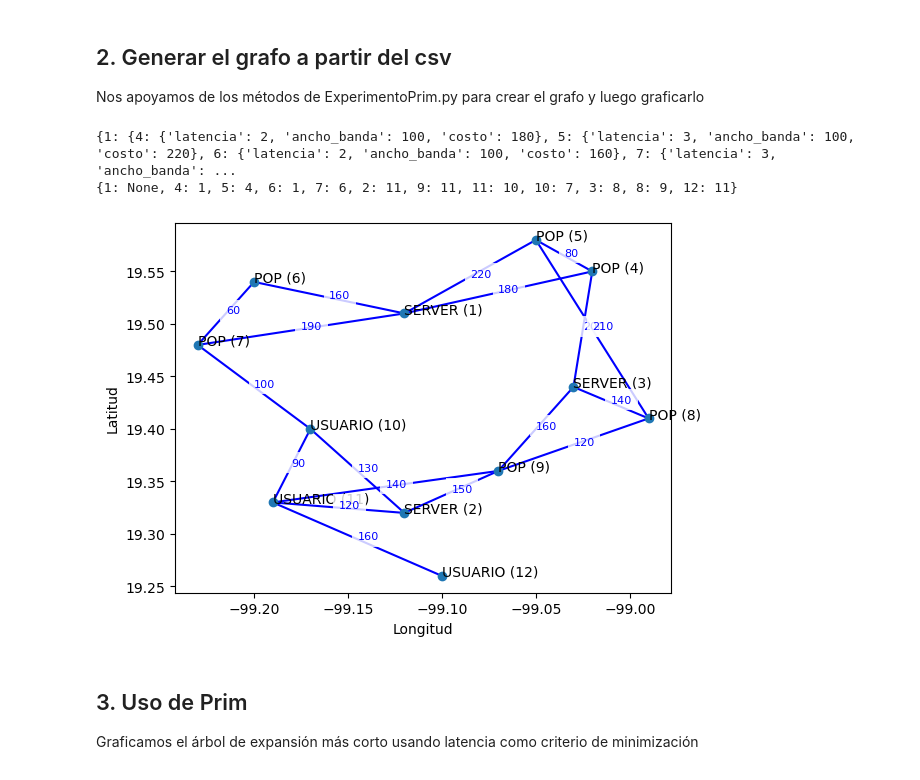
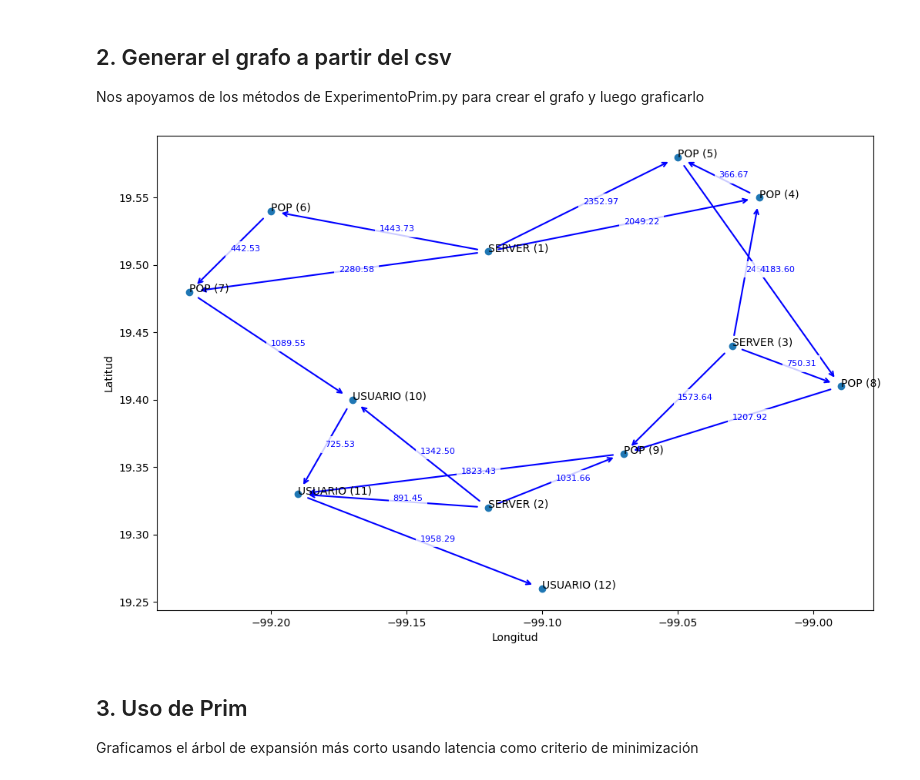
Before and after one commit to cristoredentor/NetOptimizer, a Jupyter notebook: Experimento_KD.ipynb, the cells around one changed output. Drawn from its saved outputs; the diff is of its cells as text; code cells hidden in the pictures.

```diff
--- a/Experimento_KD.ipynb
+++ b/Experimento_KD.ipynb
@@ -7,9 +11,7 @@ Este notebook demuestra cómo funcionan las búsquedas de vecino más cercano us
 # %%
 import sys
 import os
-
-# Cambiar al directorio correcto
-os.chdir(r'c:\Users\joacr\OneDrive\Documentos\NetOptimizer')
+from pathlib import Path
 
 import numpy as np
 import matplotlib.pyplot as plt
@@ -17,9 +19,12 @@ import random
 import time
 import math
 
-# Leer y ejecutar el archivo KD-tree.py directamente
-with open('KD_tree.py', 'r', encoding='utf-8') as f:
-    exec(f.read())
+# Directorio donde está este notebook / proyecto
+PROJECT_DIR = Path.cwd()
+
+# Agregar el proyecto al path de Python
+if str(PROJECT_DIR) not in sys.path:
+    sys.path.append(str(PROJECT_DIR))
 
 # Configurar visualizaciones
 plt.rcParams['figure.figsize'] = (12, 8)
@@ -71,46 +74,56 @@ for (origen_id, destino_id), (origen, destino) in zip(conexiones, direcciones):
     lat1, lon1 = origen
     lat2, lon2 = destino
 
-    plt.plot(
-        [lon1, lon2],
-        [lat1, lat2],
-        'b-',
-        linewidth=1.5,
+    # Flecha dirigida desde origen hacia destino
+    plt.annotate(
+        "",
+        xy=(lon2, lat2),
+        xytext=(lon1, lat1),
+        arrowprops=dict(
+            arrowstyle="->",
+            color="blue",
+            lw=1.5,
+            shrinkA=10,
+            shrinkB=10
+        ),
         zorder=1
     )
 
-    # Calcular punto medio
+    # Punto medio
     mid_lon = (lon1 + lon2) / 2
     mid_lat = (lat1 + lat2) / 2
 
-    # Obtener costo_km desde el grafo usando ids de nodo
-    costo = grafo.getOrigen()[origen_id][destino_id]["costo"]
+    costo_km = grafo.getOrigen()[origen_id][destino_id]["costo"]
 
-    # Mostrar costo_km en medio de la línea
+    distancia_arista = distancia_km(
+        (lat1, lon1),
+        (lat2, lon2)
+    )
+
+    costo_real = distancia_arista * costo_km
+
     plt.text(
         mid_lon,
         mid_lat,
-        str(costo),
+        f"{costo_real:.2f}",
         fontsize=8,
         color='blue',
         bbox=dict(
             facecolor='white',
             alpha=0.8,
             edgecolor='none'
         ),
         zorder=7
     )
 
 plt.scatter(x, y)
 
 plt.xlabel("Longitud")
 plt.ylabel("Latitud")
 
 plt.show()
 # %% [output]
-{1: {4: {'latencia': 2, 'ancho_banda': 100, 'costo': 180}, 5: {'latencia': 3, 'ancho_banda': 100, 'costo': 220}, 6: {'latencia': 2, 'ancho_banda': 100, 'costo': 160}, 7: {'latencia': 3, 'ancho_banda': ...
-{1: None, 4: 1, 5: 4, 6: 1, 7: 6, 2: 11, 9: 11, 11: 10, 10: 7, 3: 8, 8: 9, 12: 11}
-[figure, old version]
+[figure, new version]
 # %% [markdown]
 ## 3. Uso de Prim
 
```
Also changed, not shown: parts of 14 cells of this notebook, 2 other files.
